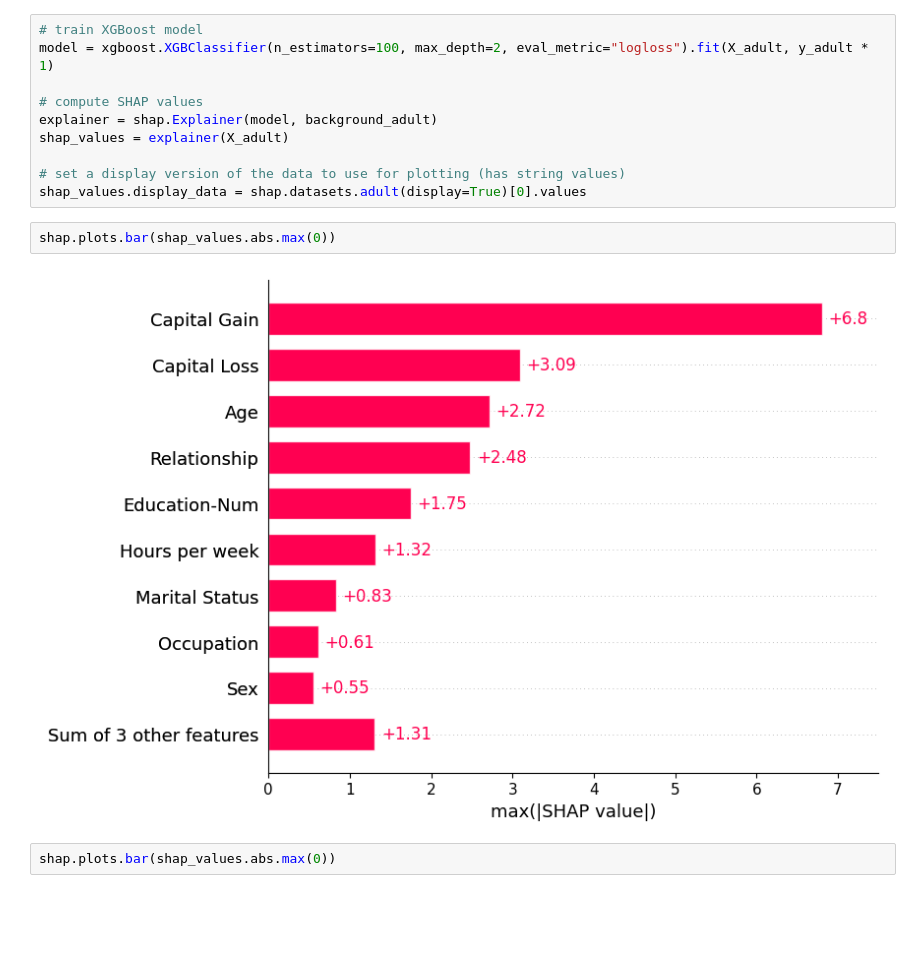
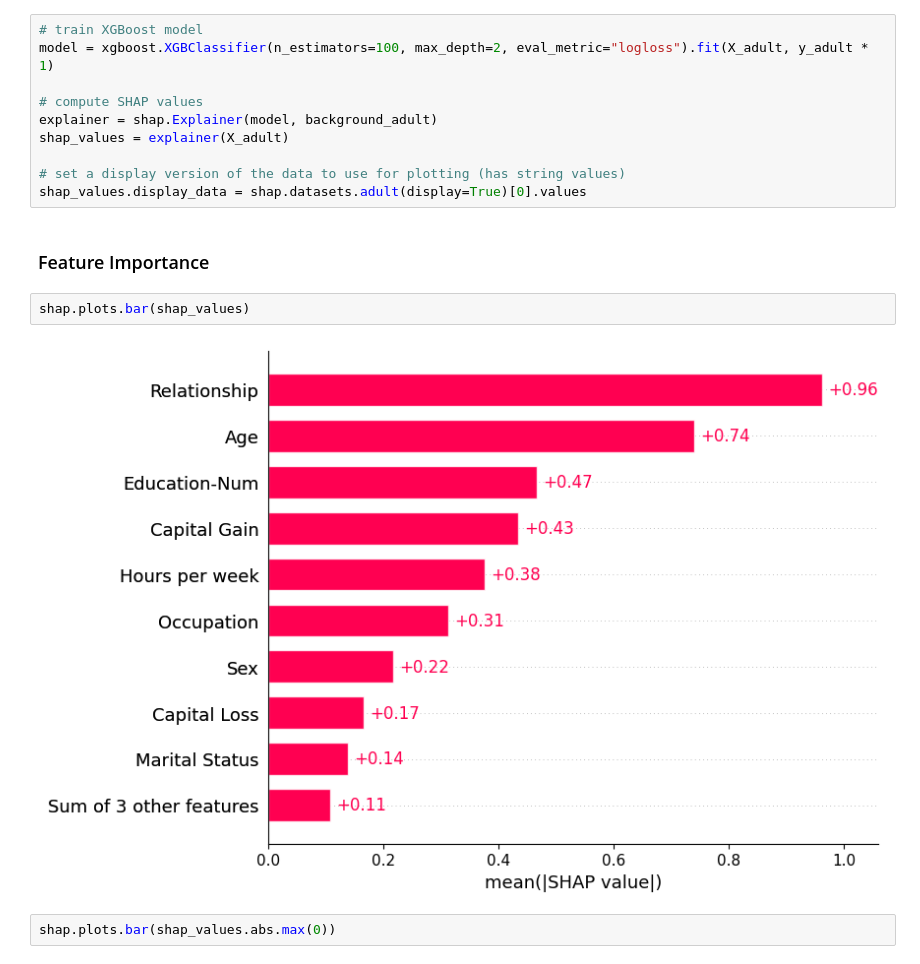
Before and after one commit to alvinrach/financial-tech-prediction, a Jupyter notebook: archive/shap.ipynb, the cells around one changed output. Drawn from its saved outputs; the diff is of its cells as text; blank space fills up the shorter version.

Commit message:
Shap Values Doc Update

```diff
--- a/archive/shap.ipynb
+++ b/archive/shap.ipynb
@@ -233,10 +233,12 @@ shap_values = explainer(X_adult)
 
 # set a display version of the data to use for plotting (has string values)
 shap_values.display_data = shap.datasets.adult(display=True)[0].values
+# %% [markdown]
+### Feature Importance
 # %%
-shap.plots.bar(shap_values.abs.max(0))
+shap.plots.bar(shap_values)
 # %% [output]
-[figure, old version]
+[figure, new version]
 # %%
 shap.plots.bar(shap_values.abs.max(0))
 # %% [output]
```
Also changed, not shown: parts of 2 cells of this notebook.
